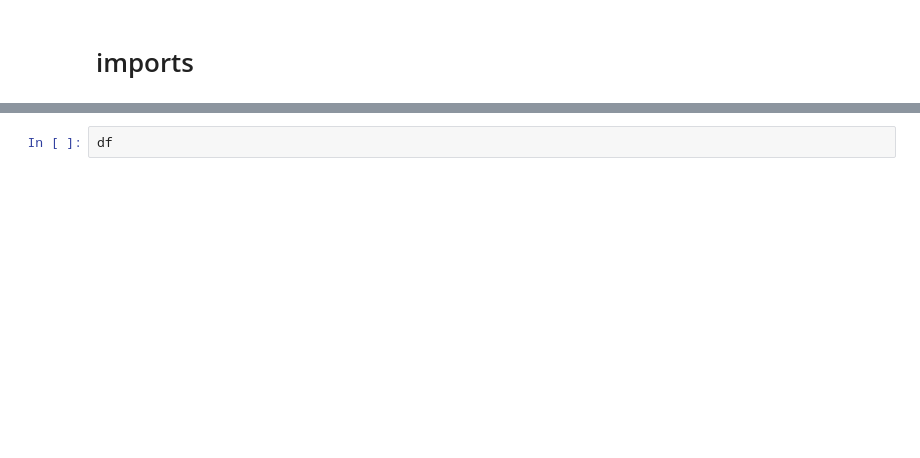
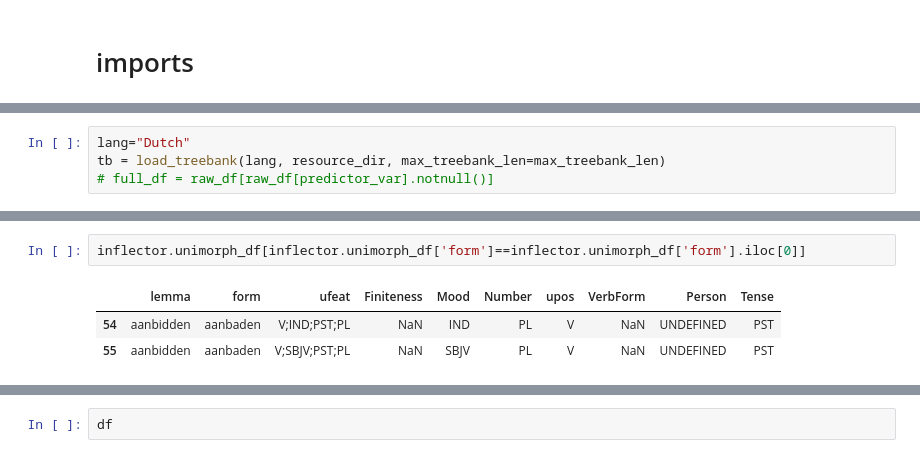
Before and after one commit to LionLabNLP/multiblimp, a Jupyter notebook: notebooks/SVA.ipynb, the cells around one changed output, grey strips where cells are left out. Cells and saved outputs as stored; diff of their text form; blank space fills up the shorter version.

```diff
--- a/notebooks/SVA.ipynb
+++ b/notebooks/SVA.ipynb
@@ -196,0 +190,4 @@ skipping German
+# %%
+lang="Dutch"
+tb = load_treebank(lang, resource_dir, max_treebank_len=max_treebank_len)
+# full_df = raw_df[raw_df[predictor_var].notnull()]
@@ -196,0 +435,6 @@ skipping German
+# %%
+inflector.unimorph_df[inflector.unimorph_df['form']==inflector.unimorph_df['form'].iloc[0]]
+# %% [output]
+|  | lemma | form | ufeat | Finiteness | Mood | Number | upos | VerbForm | Person | Tense |
+| 54 | aanbidden | aanbaden | V;IND;PST;PL | NaN | IND | PL | V | NaN | UNDEFINED | PST |
+| 55 | aanbidden | aanbaden | V;SBJV;PST;PL | NaN | SBJV | PL | V | NaN | UNDEFINED | PST |
```
Also changed, not shown: parts of 16 cells of this notebook, 21 other files.
